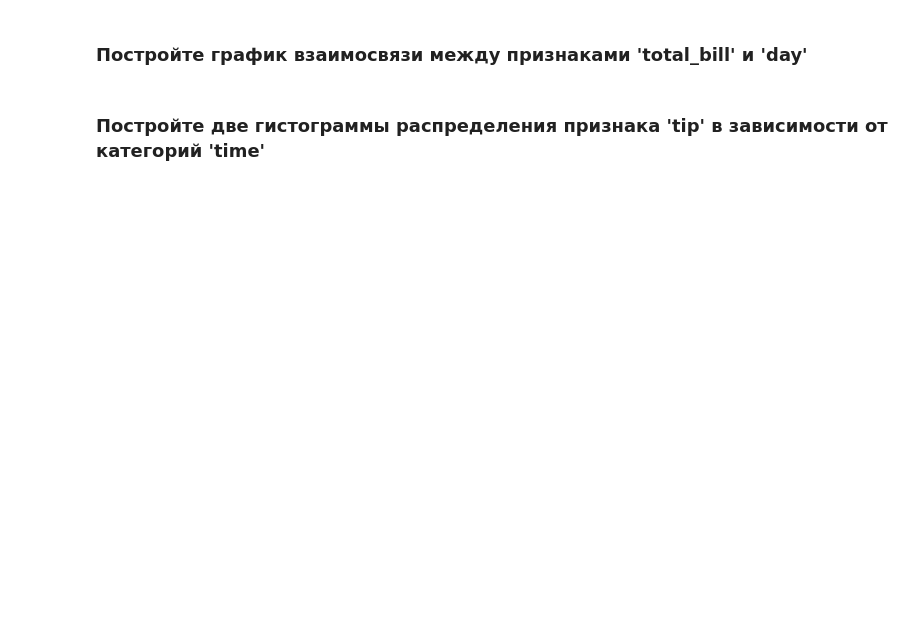
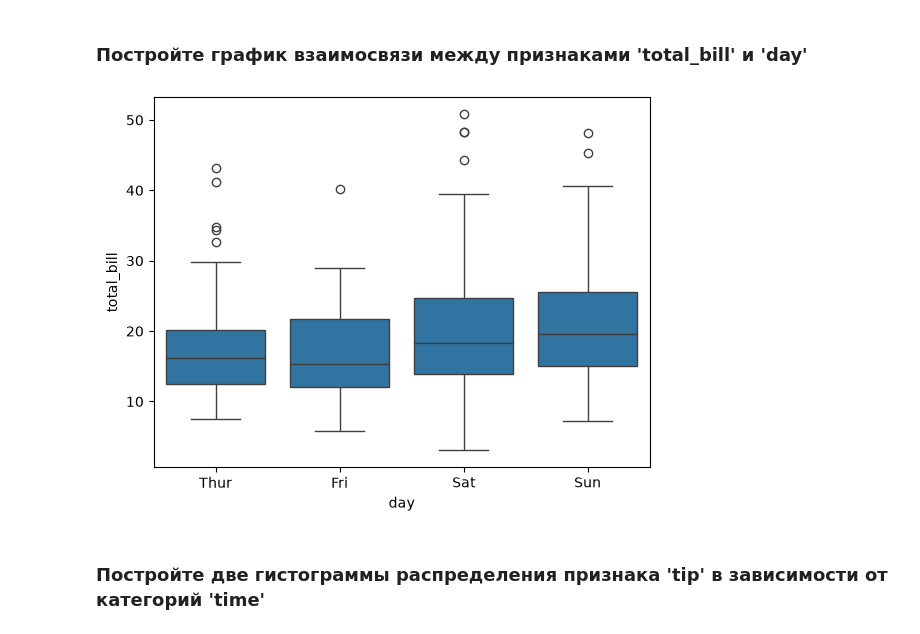
Before and after one commit to DZharenko/OTUS_homework_zharenko, a Jupyter notebook: dz_7/homework_07/homework_07.ipynb, the cells around one changed output. Cells and saved outputs as stored; diff of their text form; code cells hidden in the pictures; blank space fills up the shorter version.

```diff
--- a/dz_7/homework_07/homework_07.ipynb
+++ b/dz_7/homework_07/homework_07.ipynb
@@ -175,2 +259,6 @@ array([[-1.4969407 , -0.66422721,  1.20094049,  1.56423781,  0.29483324,
+# %%
+sns.boxplot(data=tips, x='day', y = 'total_bill');
+# %% [output]
+[figure, added]
 # %% [markdown]
 ### Постройте две гистограммы распределения признака 'tip' в зависимости от категорий 'time'
```
Also changed, not shown: parts of 38 cells of this notebook, 1 other file.
